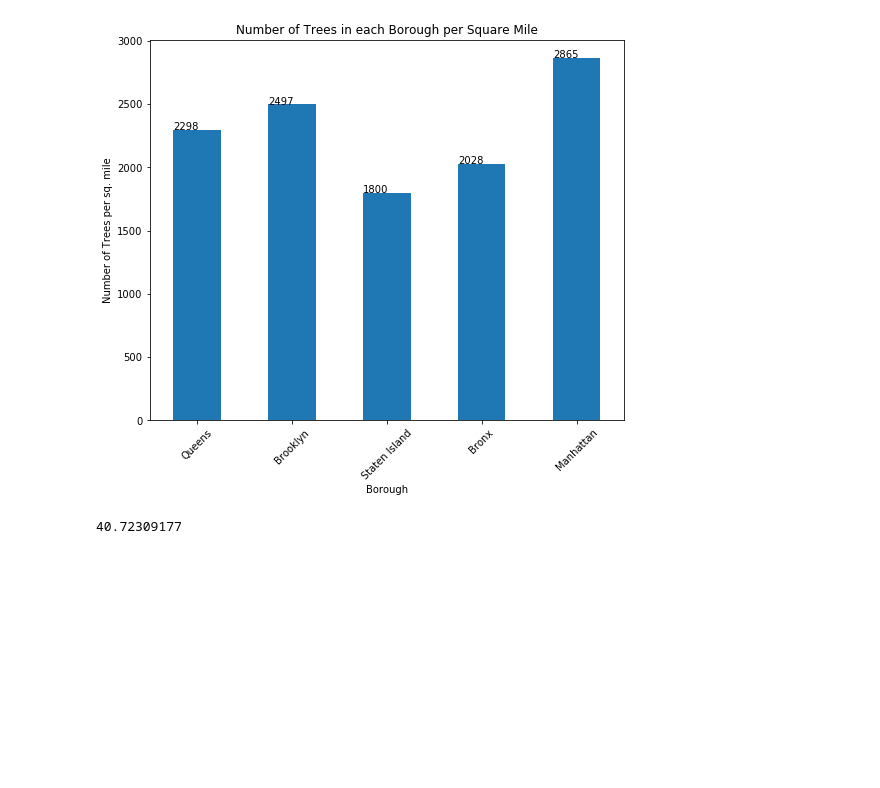
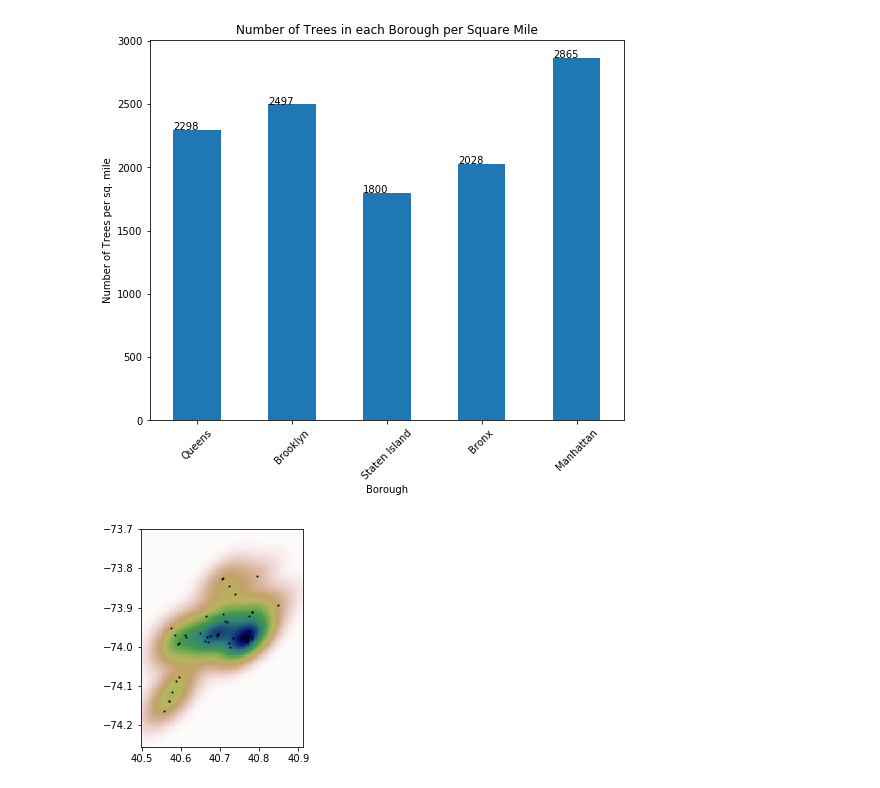
Before and after one commit to jandarli/BreathingAirNYC, a Jupyter notebook: Exploring Data.ipynb, the cells around one changed output. Cells and saved outputs as stored; diff of their text form; code cells hidden in the pictures; blank space fills up the shorter version.

Commit message:
Adding Initial KDE on trees

```diff
--- a/Exploring Data.ipynb
+++ b/Exploring Data.ipynb
@@ -3,7 +3,7 @@ import pandas as pd
 import matplotlib.pyplot as plt
 %matplotlib inline
 # %%
-path = '/Volumes/USB20FD/Spring2017/Visualization/Project/Project_Data/2015_Street_Tree_Data_NYC.csv'
+path = '/Volumes/USB20FD/Spring2017/Visualization/Project/Project_Data/2015_Street_Tree_Census_-_Tree_Data.csv'
 fields = ['boroname']
 df = pd.read_csv(path, usecols=fields)
 # %%
@@ -56,8 +56,6 @@ import gmplot
 df2 = pd.read_csv(path, usecols=['latitude', 'longitude'])
 latitudes = df2.latitude.tolist()
 longitudes = df2.longitude.tolist()
-# %% [output]
-40.72309177
 # %%
 import gmplot
 
@@ -65,3 +63,25 @@ gmap = gmplot.GoogleMapPlotter.from_geocode("New York City")
 
 gmap.scatter(latitudes[0:50], longitudes[0:50], 'red', size=40, marker=True)
 gmap.draw("treemap.html")
+# %%
+import numpy as np
+from scipy import stats
+
+xmin, xmax = min(latitudes), max(latitudes)
+ymin, ymax = min(longitudes), max(longitudes)
+
+X, Y = np.mgrid[xmin:xmax:100j, ymin:ymax:100j]
+positions = np.vstack([X.ravel(), Y.ravel()])
+values = np.vstack([latitudes[0:50], longitudes[0:50]])
+kernel = stats.gaussian_kde(values)
+Z = np.reshape(kernel(positions).T, X.shape)
+
+fig = plt.figure()
+ax = fig.add_subplot(111)
+ax.imshow(np.rot90(Z), cmap=plt.cm.gist_earth_r,extent=[xmin, xmax, ymin, ymax])
+ax.plot(latitudes[0:50], longitudes[0:50], 'k.', markersize=2)
+ax.set_xlim([xmin, xmax])
+ax.set_ylim([ymin, ymax])
+plt.show()
+# %% [output]
+[figure, added]
```
